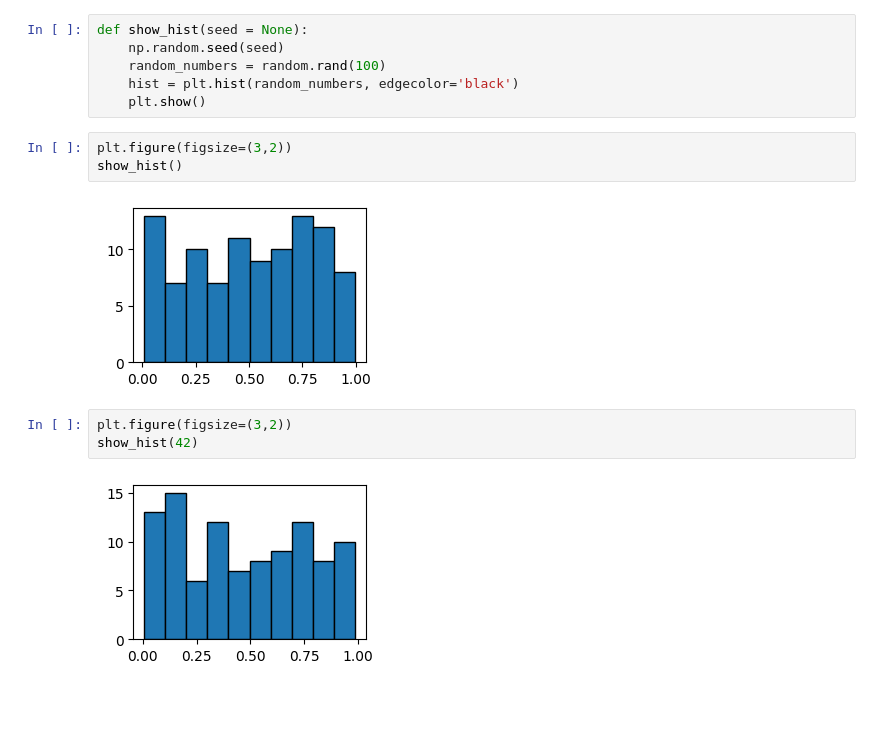
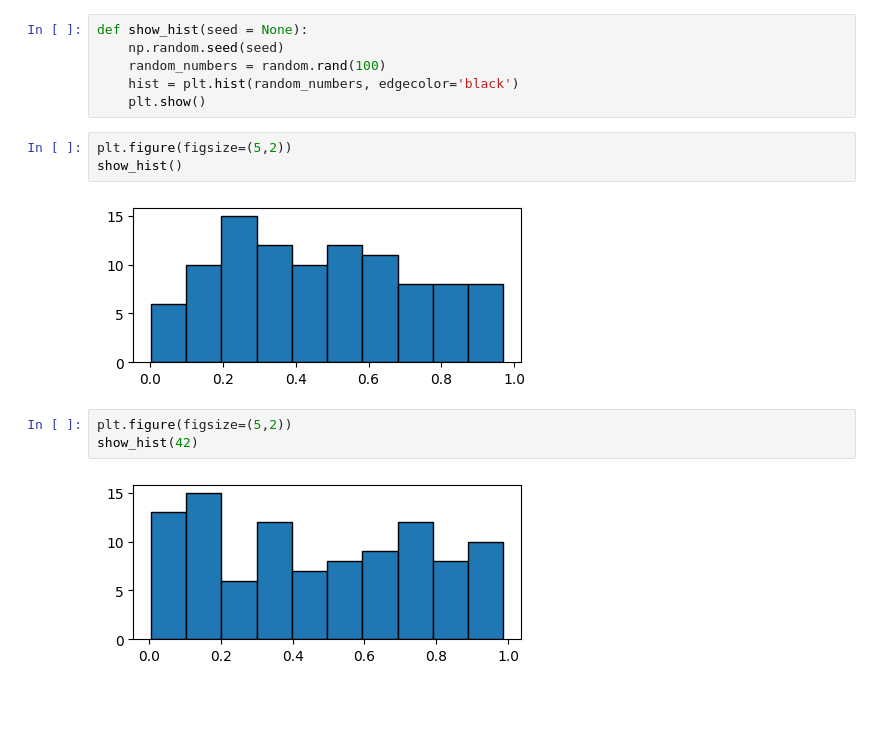
Before and after one commit to hooneychoi/python, a Jupyter notebook: numpy-random.ipynb, the cells around one changed output. Saved outputs shown, nothing was run; the diff lists cells and outputs as text.

```diff
--- a/numpy-random.ipynb
+++ b/numpy-random.ipynb
@@ -138,15 +138,15 @@ def show_hist(seed = None):
     hist = plt.hist(random_numbers, edgecolor='black')
     plt.show()
 # %%
-plt.figure(figsize=(3,2))
+plt.figure(figsize=(5,2))
 show_hist()
 # %% [output]
-[figure, old version]
+[figure, new version]
 # %%
-plt.figure(figsize=(3,2))
+plt.figure(figsize=(5,2))
 show_hist(42)
 # %% [output]
-[figure, old version]
+[figure, new version]
 # %% [markdown]
 <br>
 # %% [markdown]
```
Also changed, not shown: parts of 10 cells of this notebook, 6 other files.
